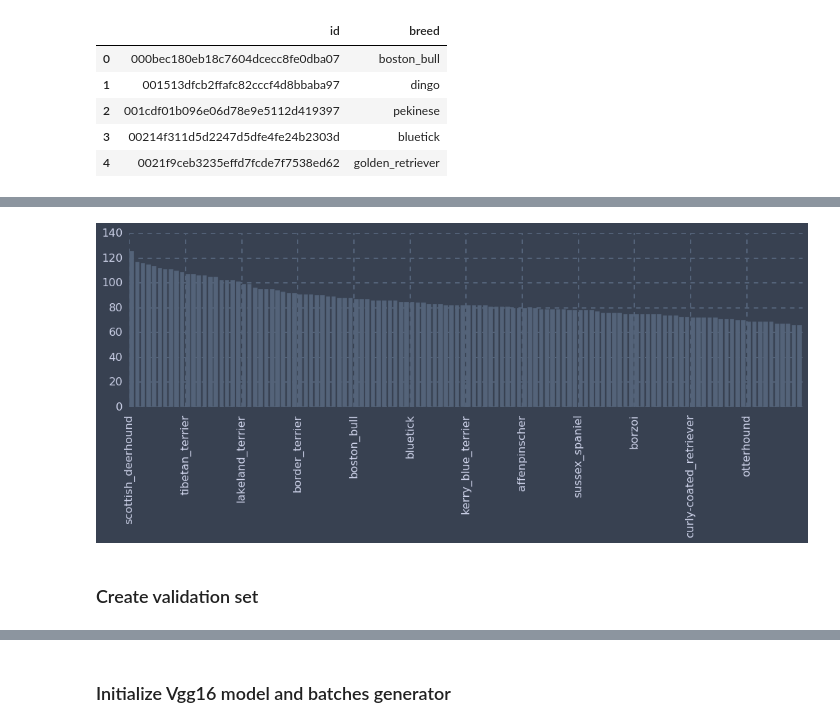
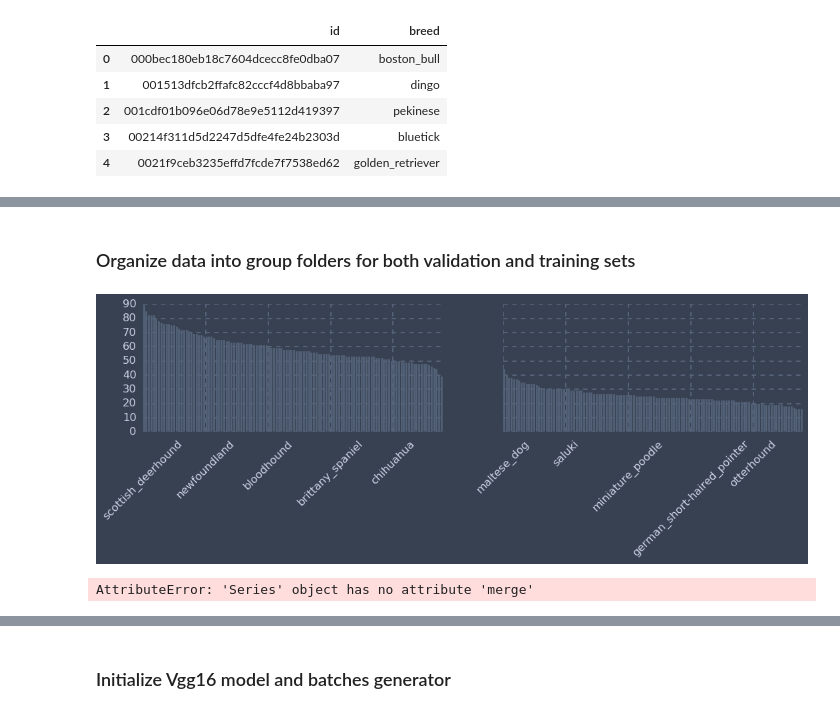
Before and after one commit to efinkel/Dog_breed_identification, a Jupyter notebook: Dog breed identification competition.ipynb, the cells around one changed output, grey strips where cells are left out. Cells and saved outputs as stored; diff of their text form; code cells hidden in the pictures.

Commit message:
organized test and validation set into folders, ready to run model

```diff
--- a/Dog breed identification competition.ipynb
+++ b/Dog breed identification competition.ipynb
@@ -44,0 +65,2 @@ range(0,len(num_breed),20)
+# %% [markdown]
+### Organize data into group folders for both validation and training sets
@@ -45,15 +79,47 @@ range(0,len(num_breed),20)
+# %%
+os.chdir(main_dir + '/train')
+file_tree = os.walk(".")
+num_per_group_train = pd.DataFrame([(x[0][2:],len(x[2])) for x in file_tree], columns = ['breed', 'freq']).loc[1:,:]
+
+os.chdir(main_dir + '/valid')
+file_tree = os.walk(".")
+num_per_group_valid = pd.DataFrame([(x[0][2:],len(x[2])) for x in file_tree], columns = ['breed', 'freq']).loc[1:,:]
+# %%
+num_per_group_valid.sort_values(by = ['freq'], ascending=False, inplace = True)
+num_per_group_train.sort_values(by = ['freq'], ascending=False, inplace = True)
+# %%
+plt.close('all')
+fig, (ax1,ax2)= plt.subplots(figsize=(16, 3), ncols = 2, sharey = True)
+ax1.bar(np.arange(0,len(num_per_group_train['freq']),1), num_per_group_train['freq'])
+xlabels_pos = range(0,len(num_per_group_train['breed']),25)
+xlabels = num_per_group_train['breed'].iloc[xlabels_pos].as_matrix()
+ax1.set_xticks(xlabels_pos)
+ax1.set_xticklabels(xlabels, rotation = 45)
+
+ax2.bar(np.arange(0,len(num_per_group_valid['freq']),1), num_per_group_valid['freq'])
+xlabels_pos = range(0,len(num_per_group_valid['breed']),25)
+xlabels = num_per_group_valid['breed'].iloc[xlabels_pos].as_matrix()
+ax2.set_xticks(xlabels_pos)
+ax2.set_xticklabels(xlabels, rotation = 45)
+
+fig
+# %% [output]
+[figure, added]
 # %%
+
+
 plt.close('all')
-fig = plt.figure(figsize = (16,4))
-num_breed = train_labels['breed'].value_counts()
-ax = fig.add_subplot(111)
-ax.bar(np.arange(0,len(num_breed),1), num_breed)
-xlabels_pos = range(0,len(num_breed),10)
-xlabels = np.array(list(num_breed.keys()))[xlabels_pos]
+fig2 = plt.figure(figsize = (16,4))
+num_breed_valid = valid_labels['breed'].value_counts()
+ax = fig2.add_subplot(111)
+ax.bar(np.arange(0,len(num_breed_valid),1), num_breed_valid)
+
+num_breed_valid = num_breed_valid.reset_index()
+num_breed_valid.columns = ['breed', 'count']
+original_xlabel_df = pd.DataFrame(xlabels, columns = ['breed'])
+xlabels_pos = list(original_xlabel_df.merge(num_breed_valid, how = 'inner', left_index = True, on = ['breed']).index)
 ax.set_xticks(xlabels_pos)
 ax.set_xticklabels(xlabels, rotation = 'vertical')
-fig
+fig2
 # %% [output]
-[figure, removed]
+AttributeError: 'Series' object has no attribute 'merge'
-# %% [markdown]
-### Create validation set
```
Also changed, not shown: parts of 17 cells of this notebook, 2 other files.
